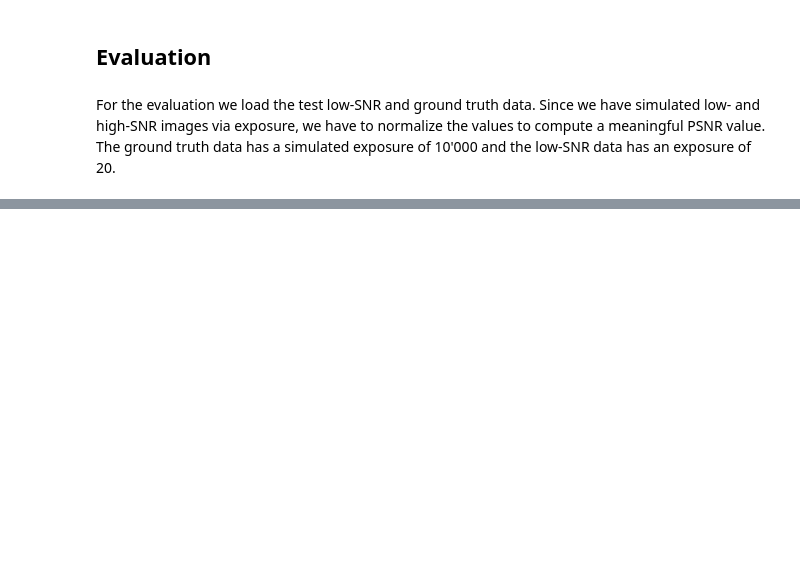
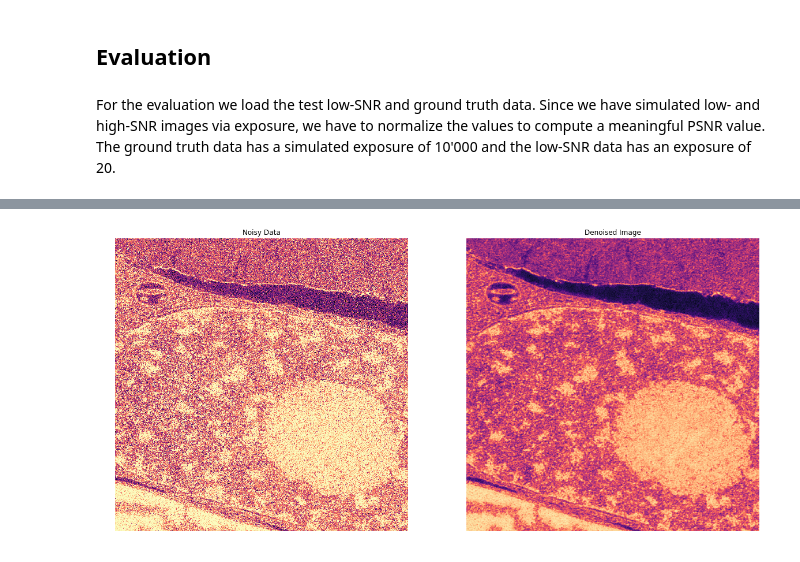
Before and after one commit to csmithchicago/n2v, a Jupyter notebook: examples/2D/N2V_denoising2D-SEM.ipynb, the cells around one changed output, grey strips where cells are left out. Cells and saved outputs as stored; diff of their text form; code cells hidden in the pictures; blank space fills up the shorter version.

```diff
--- a/examples/2D/N2V_denoising2D-SEM.ipynb
+++ b/examples/2D/N2V_denoising2D-SEM.ipynb
@@ -204,0 +229,11 @@ plt.imshow(test_lowSNR[4,:1500:,:1500,0],cmap="magma")
+# %%
+f, (ax1, ax2) = plt.subplots(ncols=2, figsize=(20,20))
+ax2.imshow(predictions[4,600:1500,600:1500,0],cmap="magma")
+ax2.axis('off')
+ax2.set_title('Denoised Image')
+ax1.imshow(test_lowSNR[4,600:1500,600:1500,0],cmap="magma")
+ax1.axis('off')
+ax1.set_title('Noisy Data')
+plt.show()
+# %% [output]
+[figure, added]
```
Also changed, not shown: parts of 9 cells of this notebook, 1 other file.
